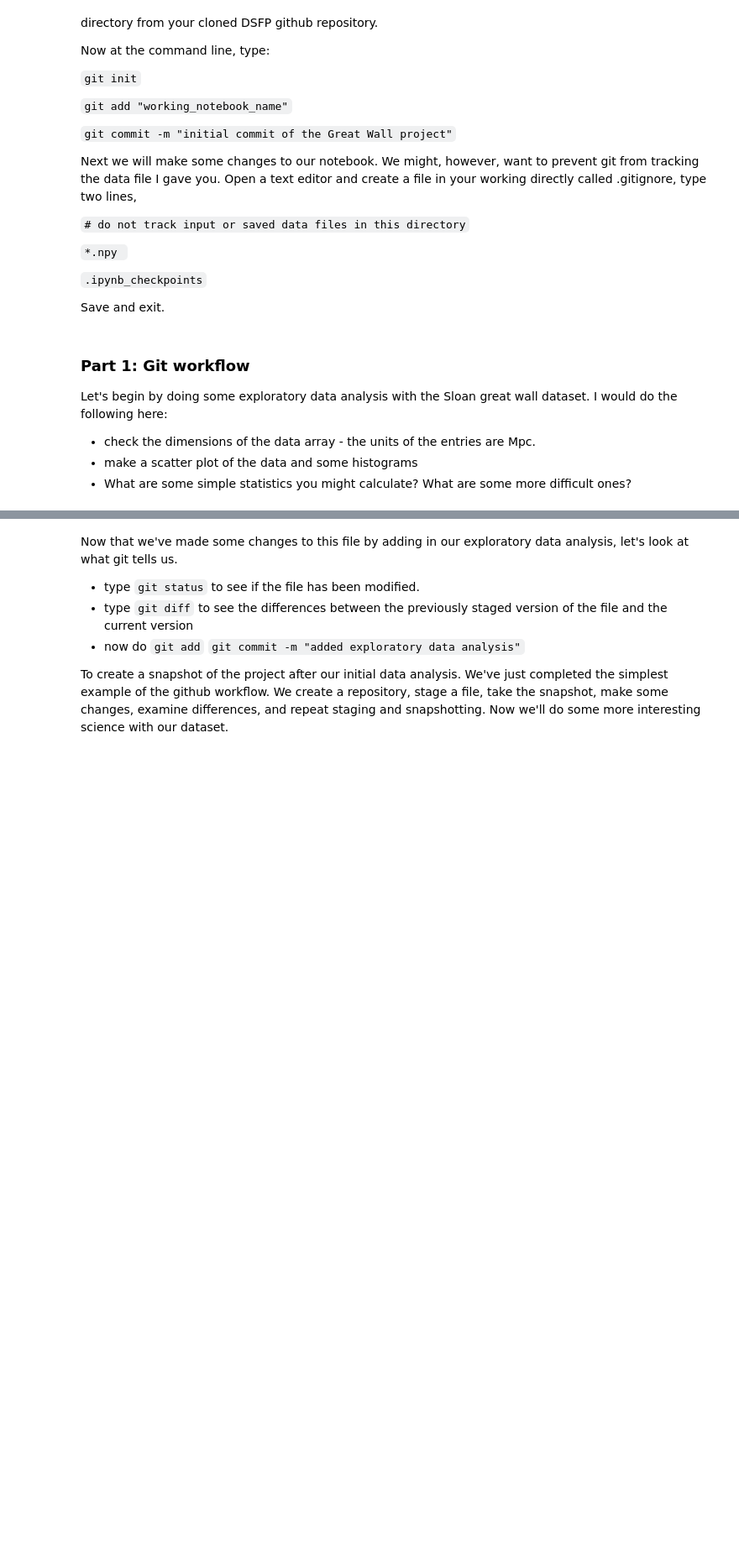
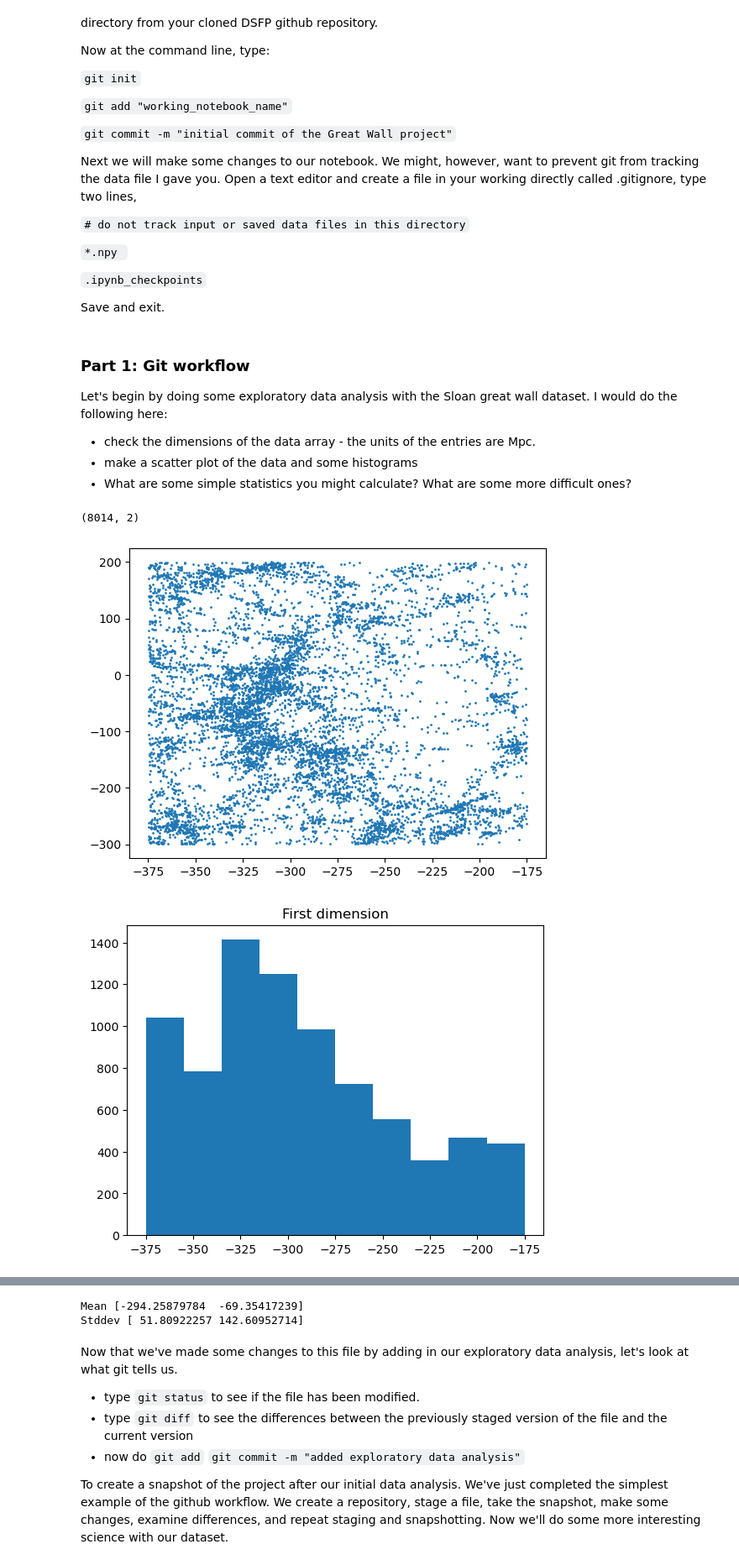
Before and after one commit to kdesoto-astro/session_21_day_one, a Jupyter notebook: DSFP_intro_2_git.ipynb, the cells around one changed output, grey strips where cells are left out. Shown at 84% size. Saved outputs shown, nothing was run; the diff lists cells and outputs as text; code cells hidden in the pictures; blank space fills up the shorter version.

```diff
--- a/DSFP_intro_2_git.ipynb
+++ b/DSFP_intro_2_git.ipynb
@@ -47,3 +47,21 @@ Let's begin by doing some exploratory data analysis with the Sloan great wall da
 * What are some simple statistics you might calculate? What are some more difficult ones?
 # %%
 # exploratory data analysis goes here
+print(X.shape) # dimensions of array
+
+plt.scatter(X[:,0], X[:,1], s=1)
+plt.show()
+plt.hist(X[:,0])
+plt.title("First dimension")
+plt.show()
+plt.hist(X[:,1])
+plt.title("Second dimension")
+plt.show()
+
+# simple stats
+print("Mean", np.mean(X, axis=0))
+print("Stddev", np.std(X, axis=0))
+# %% [output]
+(8014, 2)
+[figure, added]
+[figure, added]
@@ -50,3 +69,5 @@ Let's begin by doing some exploratory data analysis with the Sloan great wall da
+Mean [-294.25879784  -69.35417239]
+Stddev [ 51.80922257 142.60952714]
 # %% [markdown]
 Now that we've made some changes to this file by adding in our exploratory data analysis, let's look at what git tells us.
 
```
Also changed, not shown: parts of 1 cell of this notebook.
